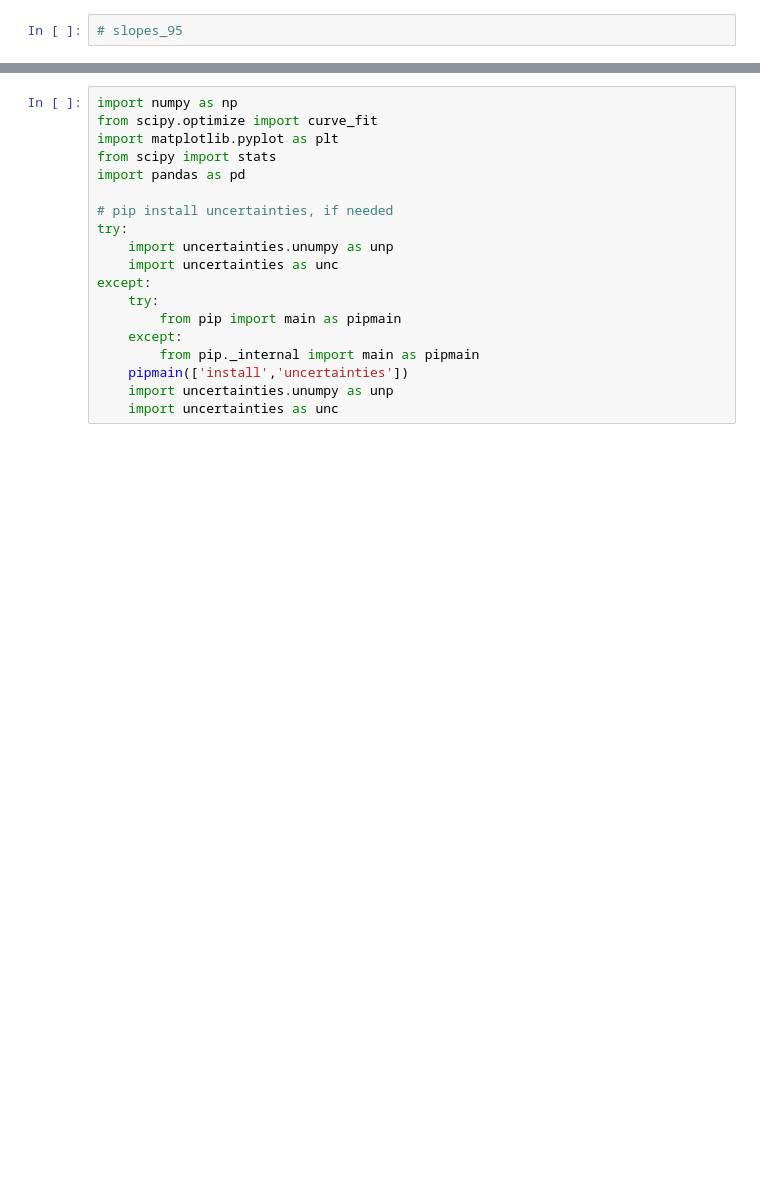
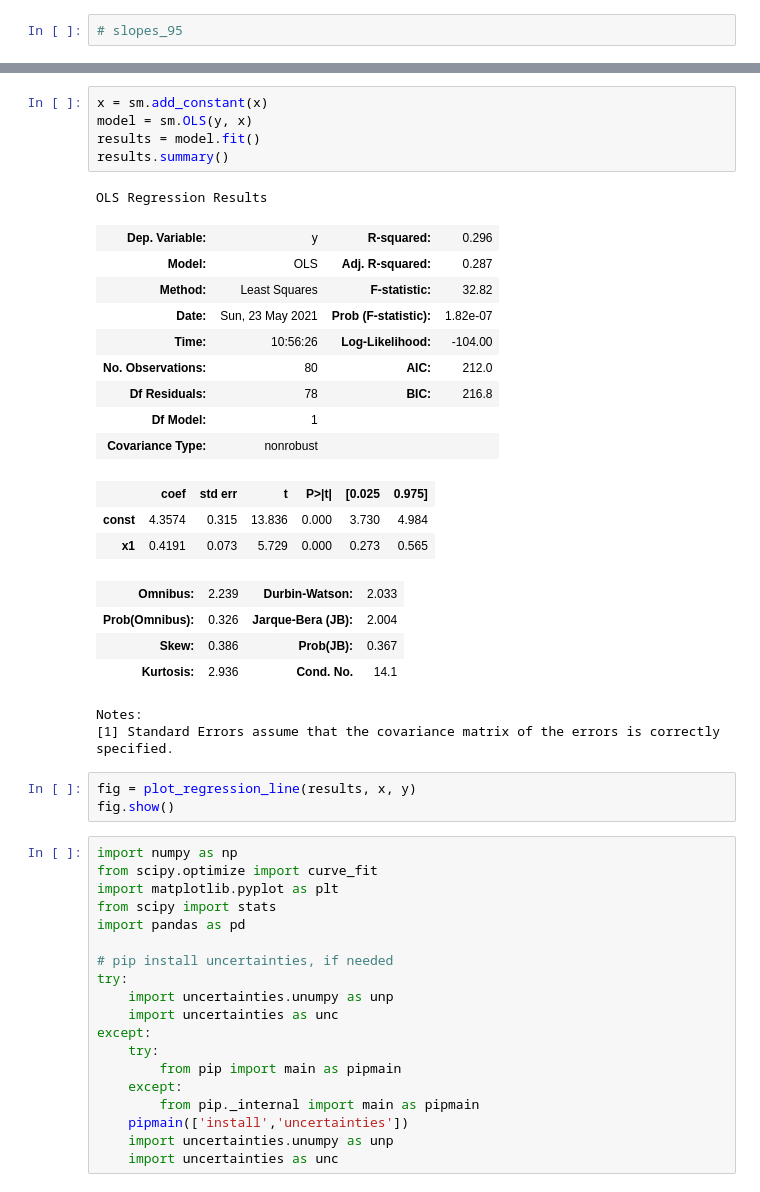
Before and after one commit to arnab-api/Movie-Analysis, a Jupyter notebook: Misc.ipynb, the cells around one changed output, grey strips where cells are left out. Cells and saved outputs as stored; diff of their text form; blank space fills up the shorter version.

```diff
--- a/Misc.ipynb
+++ b/Misc.ipynb
@@ -243,3 +255,31 @@ fig.show()
+# %%
+x = sm.add_constant(x)
+model = sm.OLS(y, x)
+results = model.fit()
+results.summary()
+# %% [output]
+OLS Regression Results
+| Dep. Variable: | y | R-squared: | 0.296 |
+| Model: | OLS | Adj. R-squared: | 0.287 |
+| Method: | Least Squares | F-statistic: | 32.82 |
+| Date: | Sun, 23 May 2021 | Prob (F-statistic): | 1.82e-07 |
+| Time: | 10:56:26 | Log-Likelihood: | -104.00 |
+| No. Observations: | 80 | AIC: | 212.0 |
+| Df Residuals: | 78 | BIC: | 216.8 |
+| Df Model: | 1 |  |  |
+| Covariance Type: | nonrobust |  |  |
+|  | coef | std err | t | P>|t| | [0.025 | 0.975] |
+| const | 4.3574 | 0.315 | 13.836 | 0.000 | 3.730 | 4.984 |
+| x1 | 0.4191 | 0.073 | 5.729 | 0.000 | 0.273 | 0.565 |
+| Omnibus: | 2.239 | Durbin-Watson: | 2.033 |
+| Prob(Omnibus): | 0.326 | Jarque-Bera (JB): | 2.004 |
+| Skew: | 0.386 | Prob(JB): | 0.367 |
+| Kurtosis: | 2.936 | Cond. No. | 14.1 |
+Notes:
+[1] Standard Errors assume that the covariance matrix of the errors is correctly specified.
+# %%
+fig = plot_regression_line(results, x, y)
+fig.show()
 # %%
 import numpy as np
 from scipy.optimize import curve_fit
```
Also changed, not shown: parts of 3 cells of this notebook, 14 other files.
